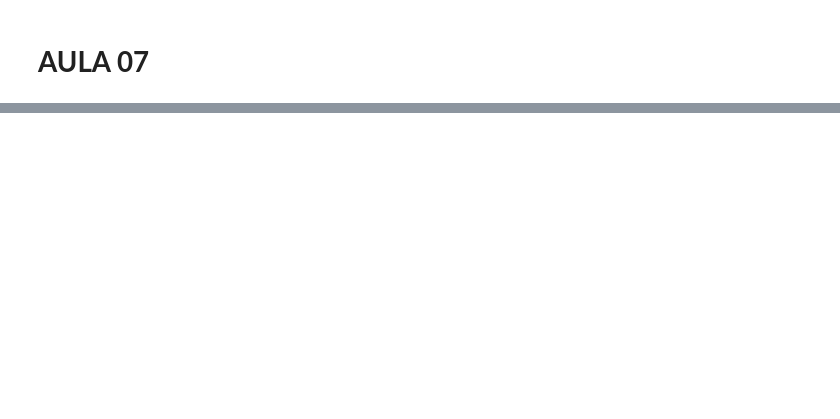
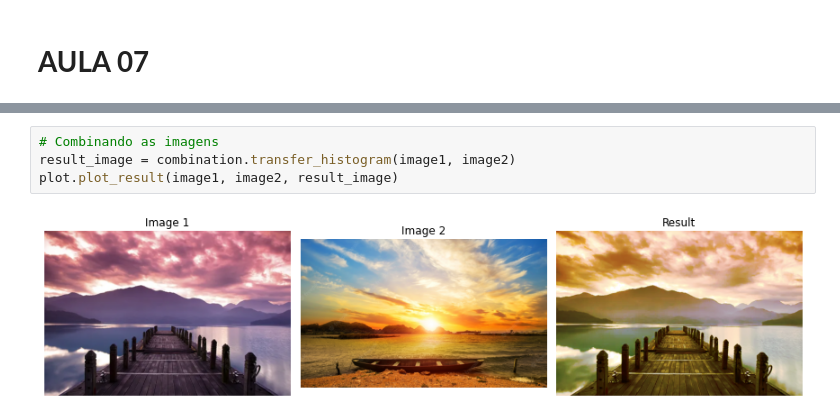
Before and after one commit to PedroHeeger/boot, a Jupyter notebook: dio/dados_unimed_1/curso_python/20-pacotes/07_testando.ipynb, the cells around one changed output, grey strips where cells are left out. Saved outputs shown, nothing was run; the diff lists cells and outputs as text; blank space fills up the shorter version.

```diff
--- a/dio/dados_unimed_1/curso_python/20-pacotes/07_testando.ipynb
+++ b/dio/dados_unimed_1/curso_python/20-pacotes/07_testando.ipynb
@@ -34,0 +87,6 @@ from image_processing.processing import combination, transformation
+# %%
+# Combinando as imagens
+result_image = combination.transfer_histogram(image1, image2)
+plot.plot_result(image1, image2, result_image)
+# %% [output]
+[figure, added]
```
Also changed, not shown: parts of 23 cells of this notebook.
